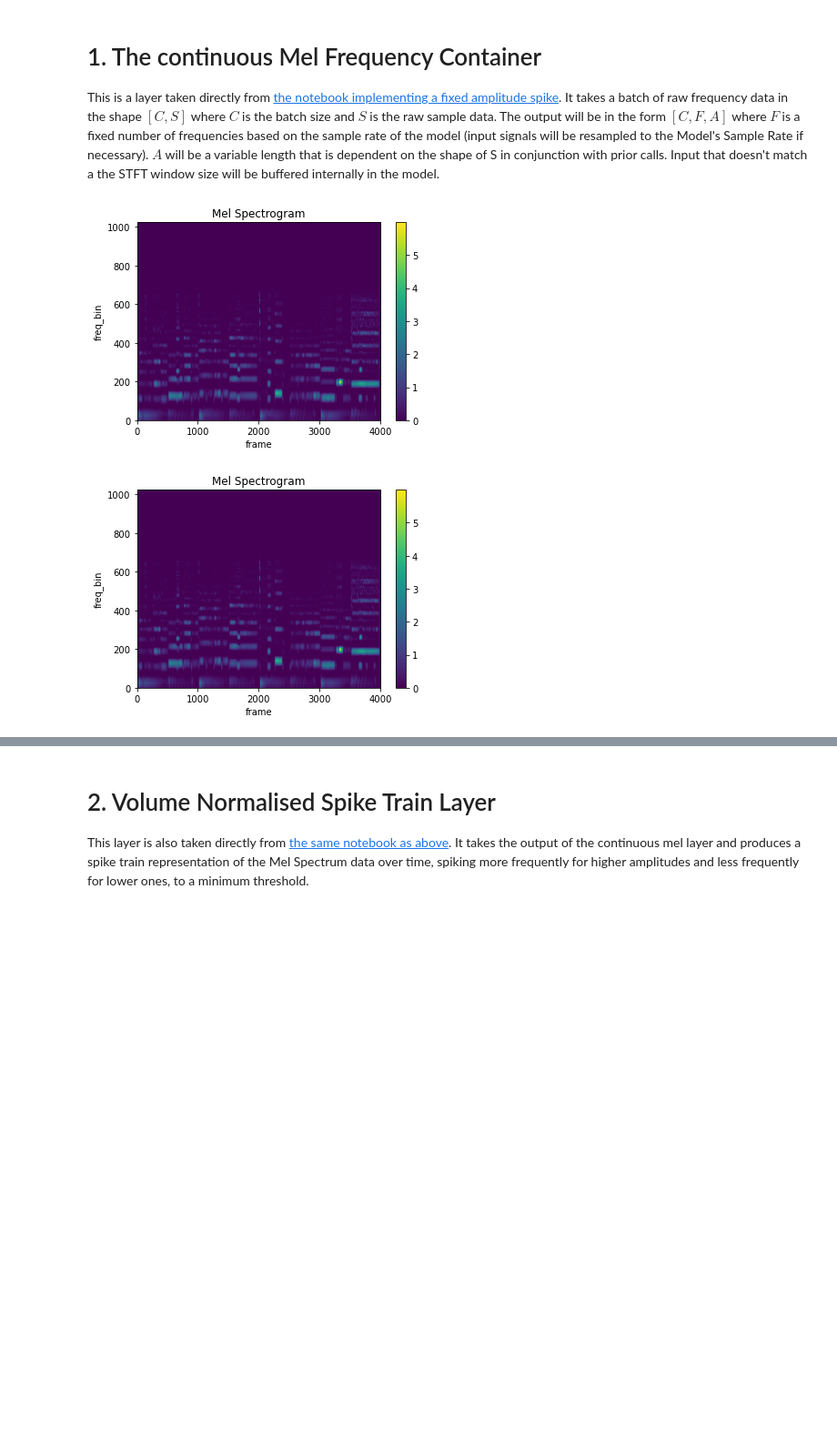
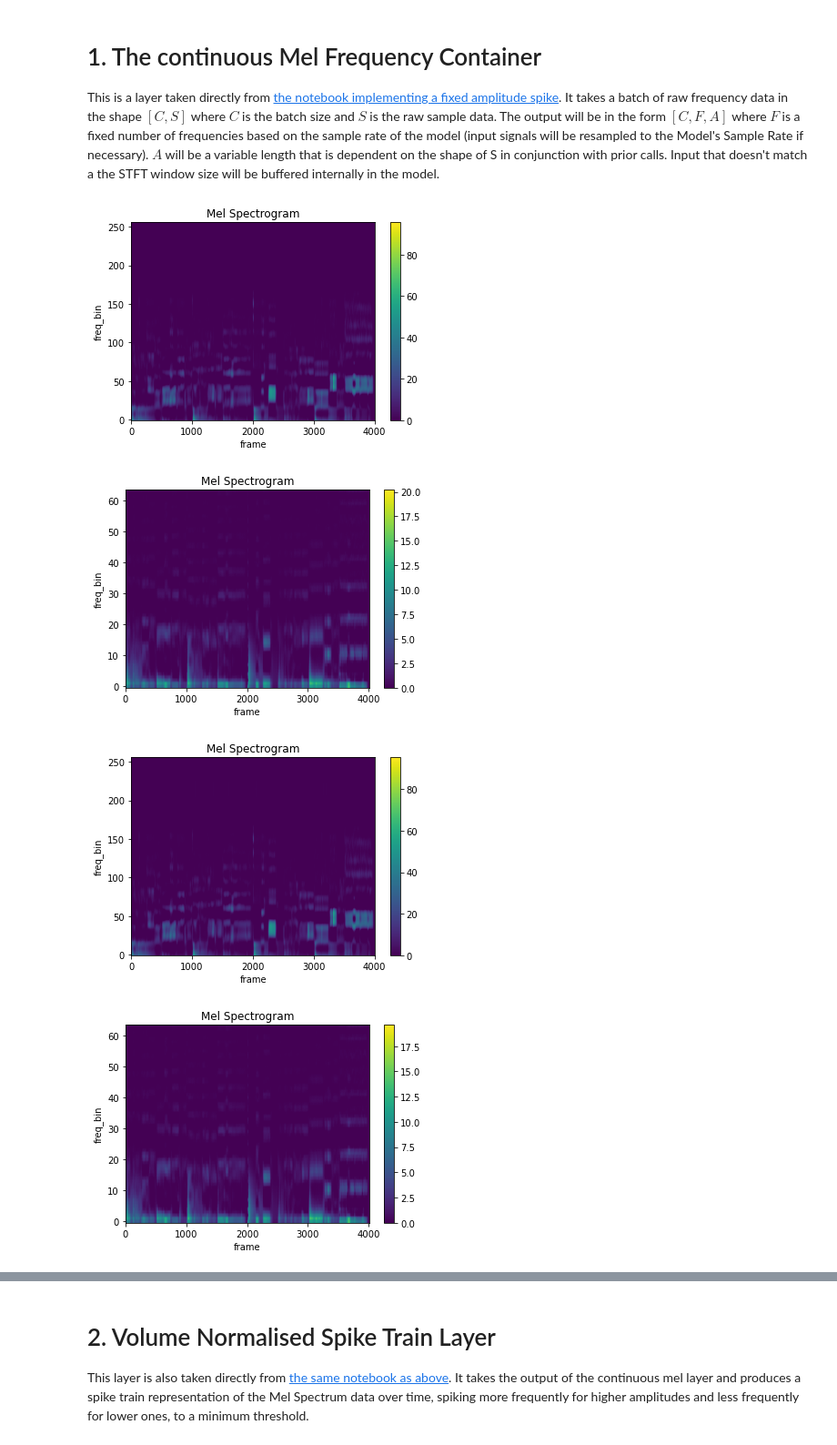
Before and after one commit to kmaragon/CM3070, a Jupyter notebook: Complete Model.ipynb, the cells around one changed output, grey strips where cells are left out. Shown at 91% size. Cells and saved outputs as stored; diff of their text form; code cells hidden in the pictures; blank space fills up the shorter version.

```diff
--- a/Complete Model.ipynb
+++ b/Complete Model.ipynb
@@ -56,7 +59,7 @@ This is a layer taken directly from [the notebook implementing a fixed amplitude
 # %%
 
 class ContinuousMelScale(object):
-    n_mels = 1024
+    n_mels = 256
 
     @staticmethod
     def _build_flat_convolve_kernel(total_size, kernel_size, weight_function = None):
@@ -111,6 +114,13 @@ class ContinuousMelScale(object):
             normalized=True,
             f_max=20000)
 
+        self._n_mfcc = int(ContinuousMelScale.n_mels / 4)
+        self._dct_mat = torchaudio.functional.create_dct(self._n_mfcc, ContinuousMelScale.n_mels, 'ortho')
+
+    @property
+    def output_size(self):
+        return self._n_mfcc + ContinuousMelScale.n_mels
+
     def reset(self):
         self._unused = 0
         self._buffer = None
@@ -159,58 +169,76 @@ class ContinuousMelScale(object):
         else:
             x1 = x
 
-        if x1.shape[-1] < self._n_fft:
-            mel = torch.zeros(list(x1.shape[:-1]) + [ContinuousMelScale.n_mels, 0]).to(x.device)
-            self._buffer = x
-            self._unused = origsize
-        else:
-            mel = self._mspec(x1)[..., :-1]
-            keep = min(self._n_fft, x.shape[-1])
-            self._buffer = x[..., -keep:]
-
-        mel = mel.transpose(-1, -2)
-
         # keep the last low size buffer
         skip_samples = x1.shape[-1] - origsize
         skip_size = int(skip_samples / self._window_shift)
 
+        if x1.shape[-1] < self._n_fft:
+            mel = torch.zeros(list(x1.shape[:-1]) + [ContinuousMelScale.n_mels + self._n_mfcc, 0], device=x.device).transpose(-2, -1)
+            self._buffer = x
+            self._unused = origsize
+        else:
+            mel = self._mspec(x1)[..., :-1] * (ContinuousMelScale.n_mels / 1024)
+            mel = mel[..., skip_size:-1]
+
+            mfcc = torch.log(mel + 1e-6)
+            mfcc = torch.relu(torch.matmul(mel.transpose(-1, -2), self._dct_mat))
+
+            mel = torch.matmul(mel.transpose(-1, -2), self._conv)
+            mel = torch.cat((mel, mfcc), dim=-1)
+
+            keep = min(self._n_fft, x.shape[-1])
+            self._buffer = x[..., -keep:]
+
         self._unused += self._window_shift
-        return torch.relu(torch.matmul(mel[..., skip_size:-1, :], self._conv) / 9).transpose(-2, -1)
+        return torch.relu(mel).transpose(-2, -1)
 
 
 def plot_spectrogram(spec, title=None, ylabel='freq_bin', aspect='auto', xmax=None):
     fig, axs = plt.subplots(1, 1)
     axs.set_title(title or 'Spectrogram (db)')
     axs.set_ylabel(ylabel)
     axs.set_xlabel('frame')
-    im = axs.imshow(spec, origin='lower', aspect=aspect)
+    im = axs.imshow(spec[..., :ContinuousMelScale.n_mels, :], origin='lower', aspect=aspect)
+    if xmax:
+        axs.set_xlim((0, xmax))
+    fig.colorbar(im, ax=axs)
+    plt.show(block=False)
+
+    fig, axs = plt.subplots(1, 1)
+    axs.set_title(title or 'MFCC')
+    axs.set_ylabel(ylabel)
+    axs.set_xlabel('frame')
+    im = axs.imshow(spec[..., ContinuousMelScale.n_mels:, :], origin='lower', aspect=aspect)
     if xmax:
         axs.set_xlim((0, xmax))
     fig.colorbar(im, ax=axs)
     plt.show(block=False)
 
 audio, sr = lr.load('scores/audited/10.wav', sr=22050)
 audio = torch.unsqueeze(torch.tensor(audio), 0)
 
 model = ContinuousMelScale()
 
 with torch.no_grad():
     spec = model(torch.cat([audio, audio]), sr, True)
     plot_spectrogram(spec[0], 'Mel Spectrogram')
 
 with torch.no_grad():
     model.reset()
-    signal = torch.zeros((1, ContinuousMelScale.n_mels, 0))
+    signal = torch.zeros((1, int(ContinuousMelScale.n_mels * 1.25), 0))
     for i in range(0, audio.shape[1], 2205):
         spec = model(audio[:, i:i+2205], sr, i + 2205 >= audio.shape[1])
         signal = torch.concat((signal, spec), dim=2)
 
     plot_spectrogram(signal[0], 'Mel Spectrogram')
 
 Audio(audio, rate=sr)
 # %% [output]
-[figure, old version]
+[figure, new version]
-[figure, old version]
+[figure, new version]
+[figure, added]
+[figure, added]
 [interactive output not drawn]
 # %% [markdown]
 # 2. Volume Normalised Spike Train Layer
```
Also changed, not shown: parts of 31 cells of this notebook.
